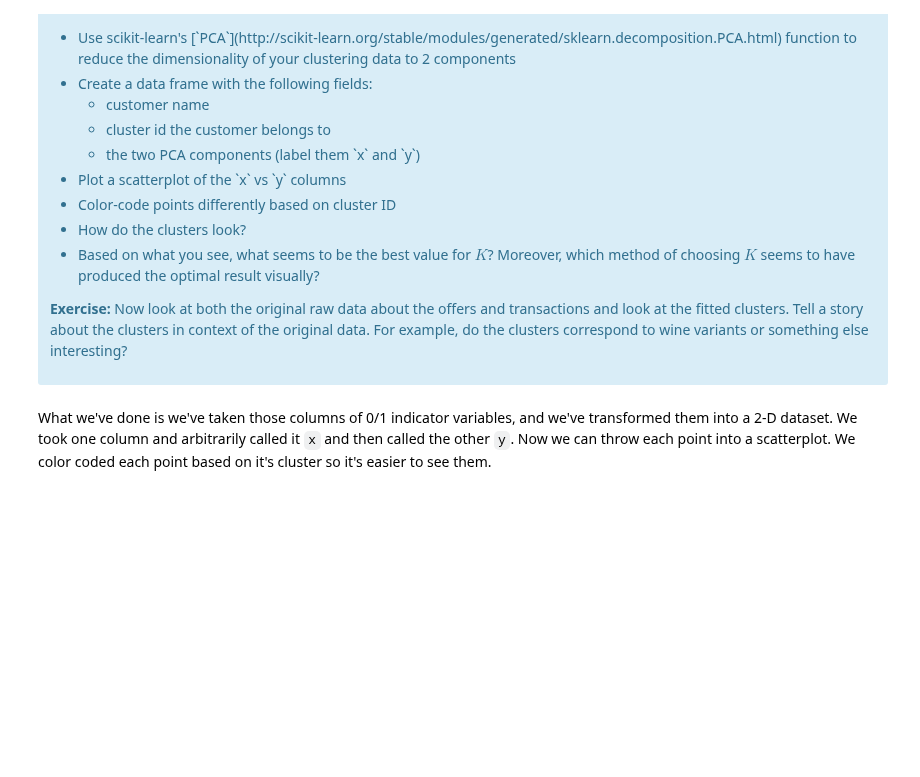
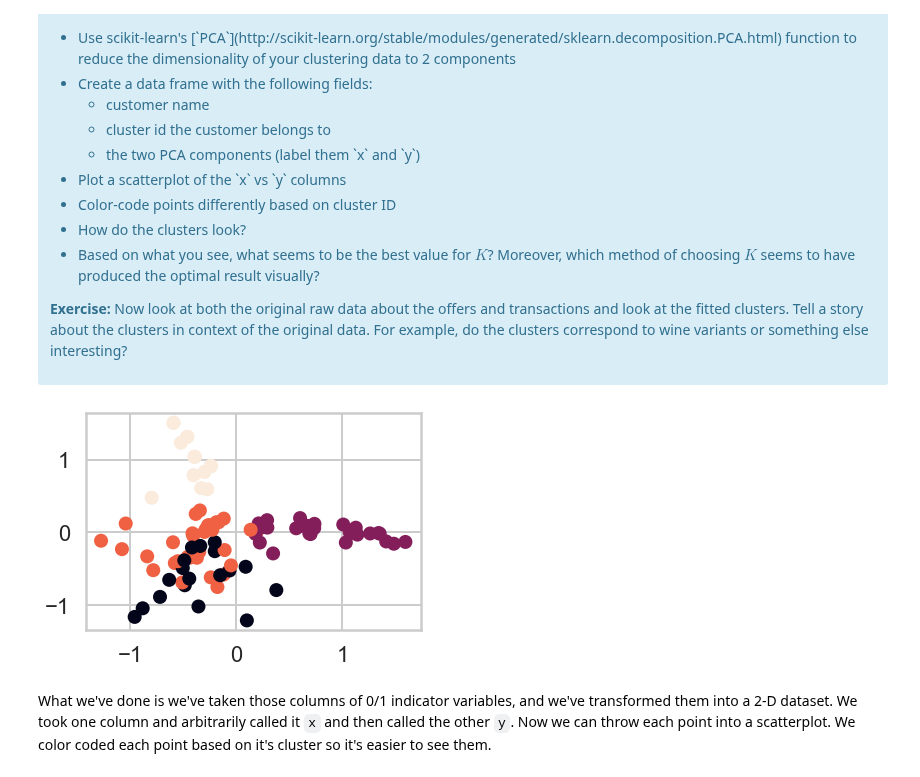
Before and after one commit to ennis-kurt/SpringBoard, a Jupyter notebook: CaseStudy_Customer_Segmentation_using_Clustering_K-means/Clustering Case Study - Customer Segmentation with K-Means - Tier 3.ipynb, the cells around one changed output. Cells and saved outputs as stored; diff of their text form; code cells hidden in the pictures; blank space fills up the shorter version.

```diff
--- a/CaseStudy_Customer_Segmentation_using_Clustering_K-means/Clustering Case Study - Customer Segmentation with K-Means - Tier 3.ipynb
+++ b/CaseStudy_Customer_Segmentation_using_Clustering_K-means/Clustering Case Study - Customer Segmentation with K-Means - Tier 3.ipynb
@@ -370,3 +371,18 @@ This is only one use of PCA for dimension reduction. We can also use PCA when we
+# %%
+#your turn
+from sklearn.decomposition import PCA
+from sklearn.cluster import KMeans
+kmeans = KMeans(n_clusters=4)
+clusters = kmeans.fit_predict(x_cols)
+pca = PCA(n_components=2)
+pc1, pc2 = zip(*pca.fit_transform(x_cols))
+
+# cmap = matplotlib.colors.ListedColormap(['red', 'green', 'blue'])
+
+plt.scatter(pc1, pc2, c=clusters.tolist())
+plt.show()
+# %% [output]
+[figure, added]
 # %% [markdown]
 What we've done is we've taken those columns of 0/1 indicator variables, and we've transformed them into a 2-D dataset. We took one column and arbitrarily called it `x` and then called the other `y`. Now we can throw each point into a scatterplot. We color coded each point based on it's cluster so it's easier to see them.
 # %% [markdown]
```
Also changed, not shown: parts of 8 cells of this notebook.
